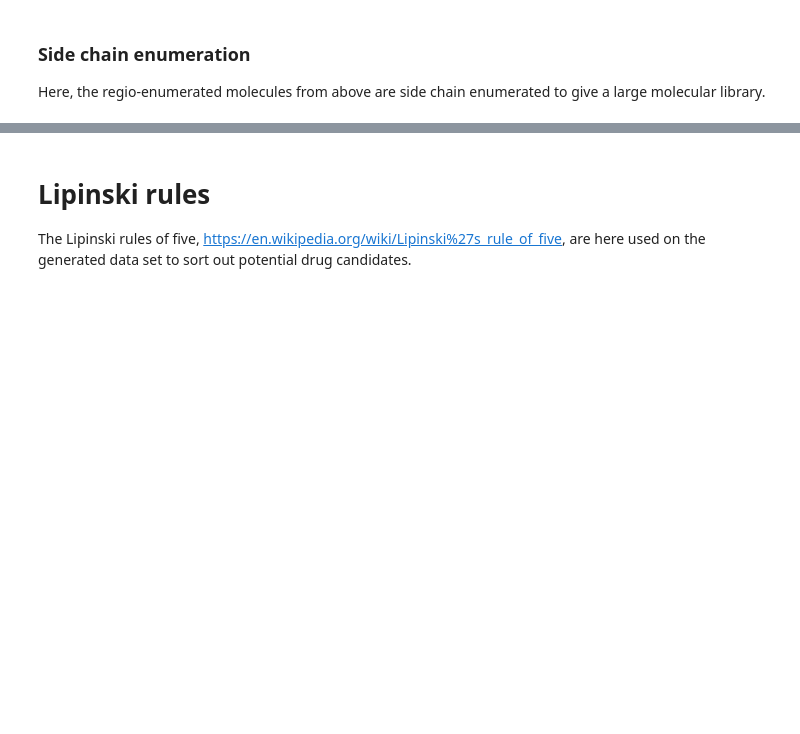
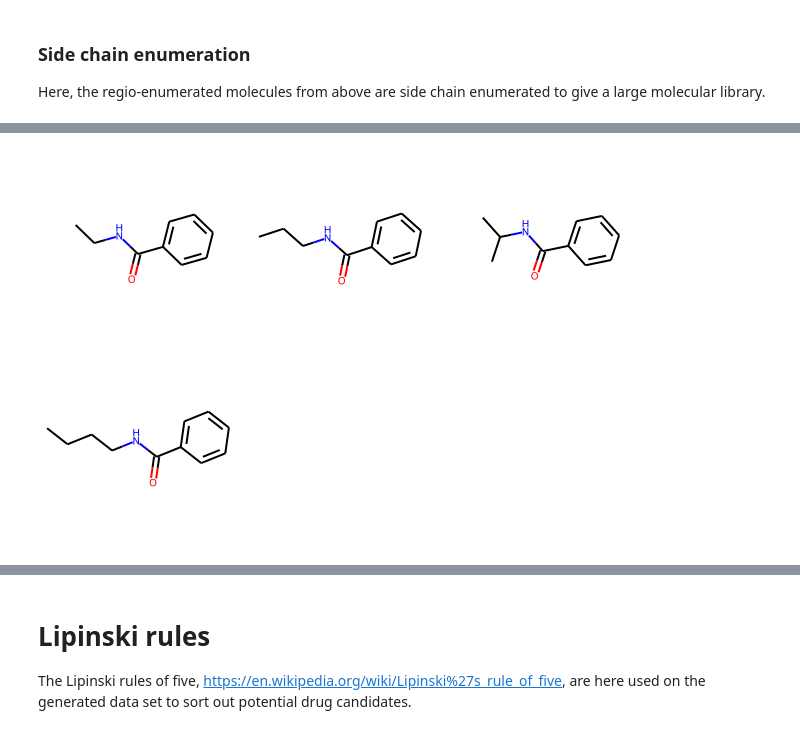
Before and after one commit to RobinEkberg/Molecular-enumeration, a Jupyter notebook: Lipinski-tester.ipynb, the cells around one changed output, grey strips where cells are left out. Cells and saved outputs as stored; diff of their text form; code cells hidden in the pictures; blank space fills up the shorter version.

```diff
--- a/Lipinski-tester.ipynb
+++ b/Lipinski-tester.ipynb
@@ -167,0 +231,32 @@ Draw.MolsToGridImage([Chem.MolFromSmiles(smi) for smi in product_smi], maxMols=9
+# %%
+def amide_coupling(mol1, mol2, reaction):
+    '''The function takes two input arguments where one is defined as the molecular core to be enumarated'''
+    #smarts = "[C:1](=[O:2])O.[N:3] >> [C:1](=[O:2])[N:3]"
+    rxn3 = AllChem.ReactionFromSmarts (reaction)
+    products = rxn3.RunReactants ([mol1, mol2])
+    resulting_smile_list = []
+    try:
+        for i in range(len(products)):
+            resulting_smile = Chem.MolToSmiles(products[i][0])
+            resulting_smile_list.append(resulting_smile)
+    except:
+        pass
+    return resulting_smile_list
+# %%
+Core = Chem.MolFromSmiles("C(=O)(c1ccccc1)O")
+
+reaction_type = reaction_library.ReactionSMARTS['Amide coupling'] #Define the reaction type
+# %%
+
+product2 = [] #List of enumerated molecules
+
+for i in Library_amine: #Read the library to be used for enumeration
+    resulting_smiles = amide_coupling(Core, i, reaction_type)
+
+    for i in resulting_smiles:
+        prod1 = Chem.MolFromSmiles(i)
+        product2.append(prod1)
+
+Draw.MolsToGridImage(product2)
+# %% [output]
+[figure, added]
```
Also changed, not shown: parts of 36 cells of this notebook.
